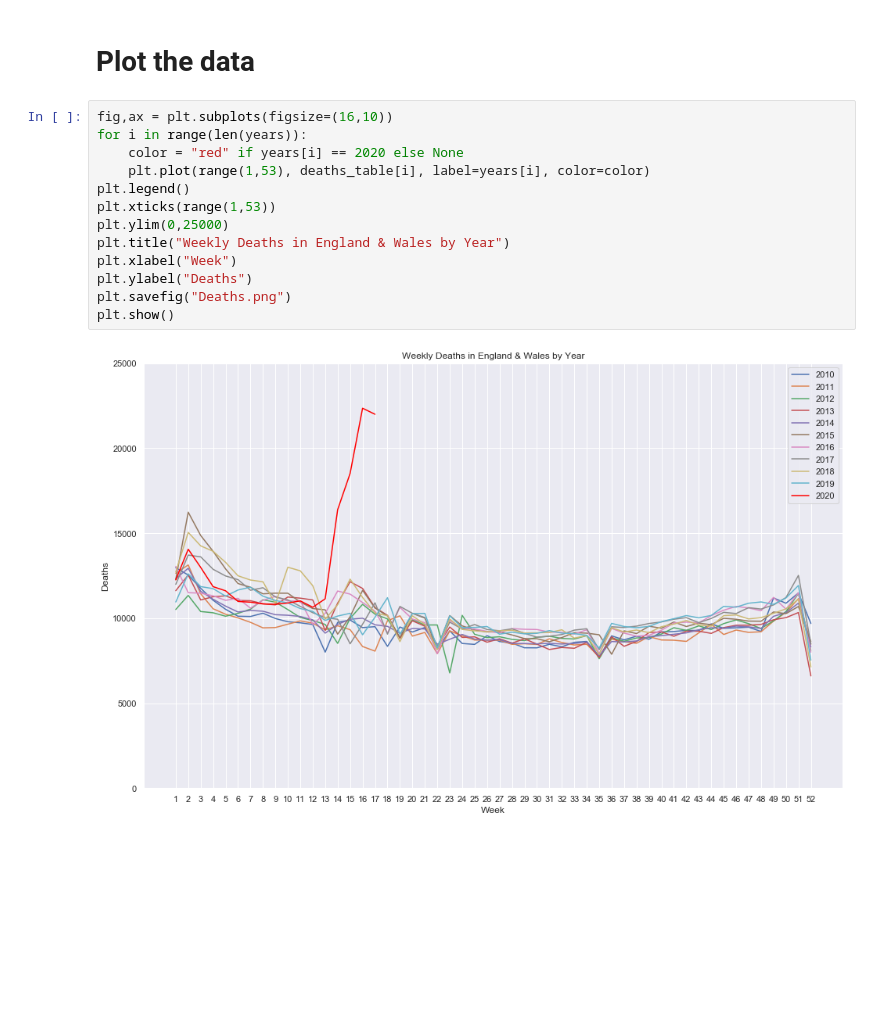
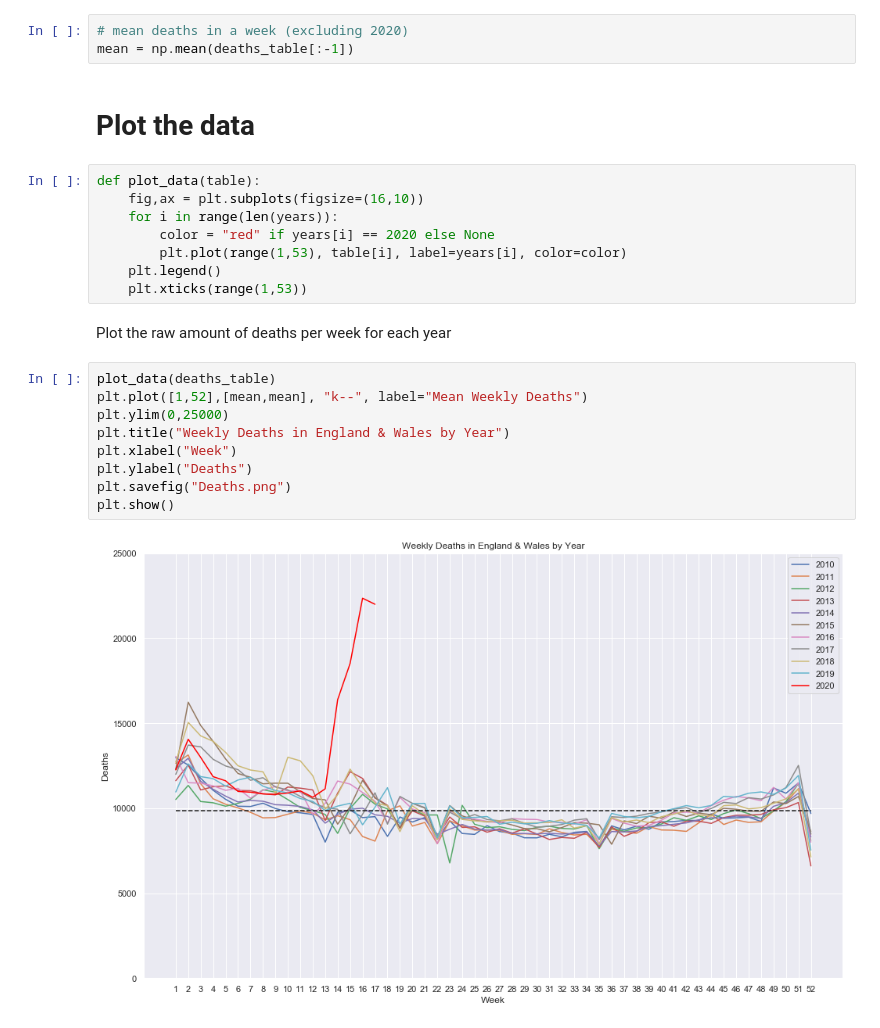
Before and after one commit to JorVLP/2020-Mortality-Analysis, a Jupyter notebook: deathsdata.ipynb, the cells around one changed output. Saved outputs shown, nothing was run; the diff lists cells and outputs as text; blank space fills up the shorter version.

Commit message:
add mean deaths for a week in a year

```diff
--- a/deathsdata.ipynb
+++ b/deathsdata.ipynb
@@ -25,20 +25,29 @@ for i in range(len(years)):
 
     # add the weekly death data for the year (excluding week 53 if included that year)
     deaths_table[i] = year_data.iloc[row,1 + int(after_16):53 + int(after_16)]
+# %%
+# mean deaths in a week (excluding 2020)
+mean = np.mean(deaths_table[:-1])
 # %% [markdown]
 # Plot the data
 # %%
-fig,ax = plt.subplots(figsize=(16,10))
-for i in range(len(years)):
-    color = "red" if years[i] == 2020 else None
-    plt.plot(range(1,53), deaths_table[i], label=years[i], color=color)
-plt.legend()
-plt.xticks(range(1,53))
-plt.ylim(0,25000)
-plt.title("Weekly Deaths in England & Wales by Year")
-plt.xlabel("Week")
-plt.ylabel("Deaths")
-plt.savefig("Deaths.png")
-plt.show()
+def plot_data(table):
+    fig,ax = plt.subplots(figsize=(16,10))
+    for i in range(len(years)):
+        color = "red" if years[i] == 2020 else None
+        plt.plot(range(1,53), table[i], label=years[i], color=color)
+    plt.legend()
+    plt.xticks(range(1,53))
-# %% [output]
-[figure, removed]
+# %% [markdown]
+Plot the raw amount of deaths per week for each year
+# %%
+plot_data(deaths_table)
+plt.plot([1,52],[mean,mean], "k--", label="Mean Weekly Deaths")
+plt.ylim(0,25000)
+plt.title("Weekly Deaths in England & Wales by Year")
+plt.xlabel("Week")
+plt.ylabel("Deaths")
+plt.savefig("Deaths.png")
+plt.show()
+# %% [output]
+[figure, added]
```
Also changed, not shown: parts of 2 cells of this notebook, 1 other file.
